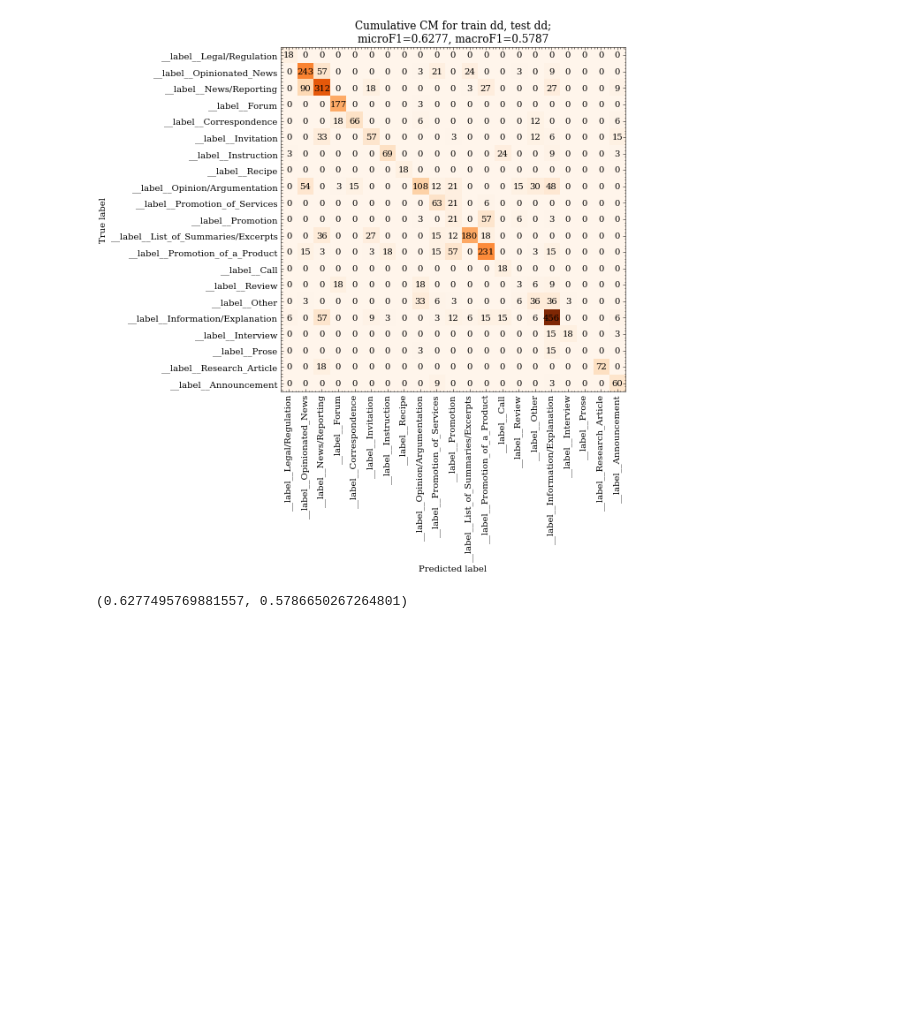
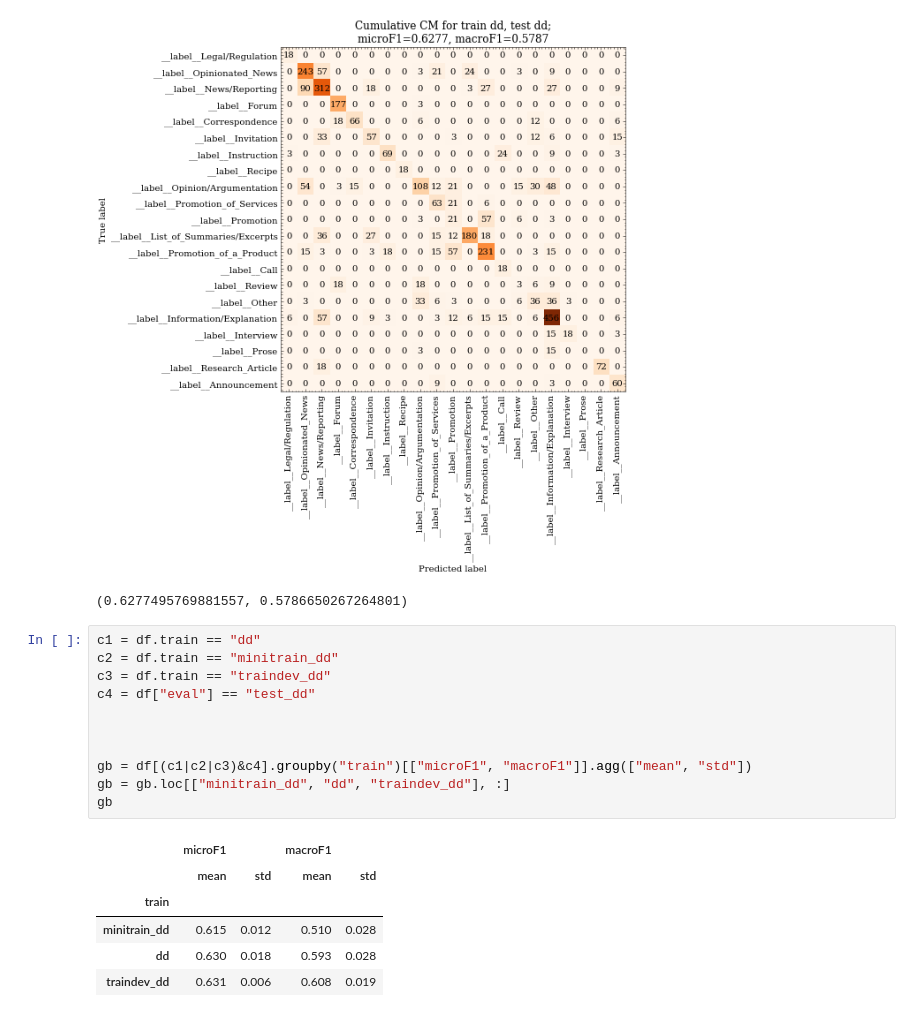
Before and after one commit to TajaKuzman/Transformers-GINCO-Experiments, a Jupyter notebook: 20_q3_training.ipynb, the cells around one changed output. Drawn from its saved outputs; the diff is of its cells as text; blank space fills up the shorter version.

```diff
--- a/20_q3_training.ipynb
+++ b/20_q3_training.ipynb
@@ -182,3 +201,21 @@ microF1=0.6277
 macroF1=0.5787
 [figure]
 (0.6277495769881557, 0.5786650267264801)
+# %%
+c1 = df.train == "dd"
+c2 = df.train == "minitrain_dd"
+c3 = df.train == "traindev_dd"
+c4 = df["eval"] == "test_dd"
+
+
+
+gb = df[(c1|c2|c3)&c4].groupby("train")[["microF1", "macroF1"]].agg(["mean", "std"])
+gb = gb.loc[["minitrain_dd", "dd", "traindev_dd"], :]
+gb
+# %% [output]
+|  | microF1 |  | macroF1 |  |
+|  | mean | std | mean | std |
+| train |  |  |  |  |
+| minitrain_dd | 0.615 | 0.012 | 0.510 | 0.028 |
+| dd | 0.630 | 0.018 | 0.593 | 0.028 |
+| traindev_dd | 0.631 | 0.006 | 0.608 | 0.019 |
```
Also changed, not shown: parts of 4 cells of this notebook, 3 other files.
